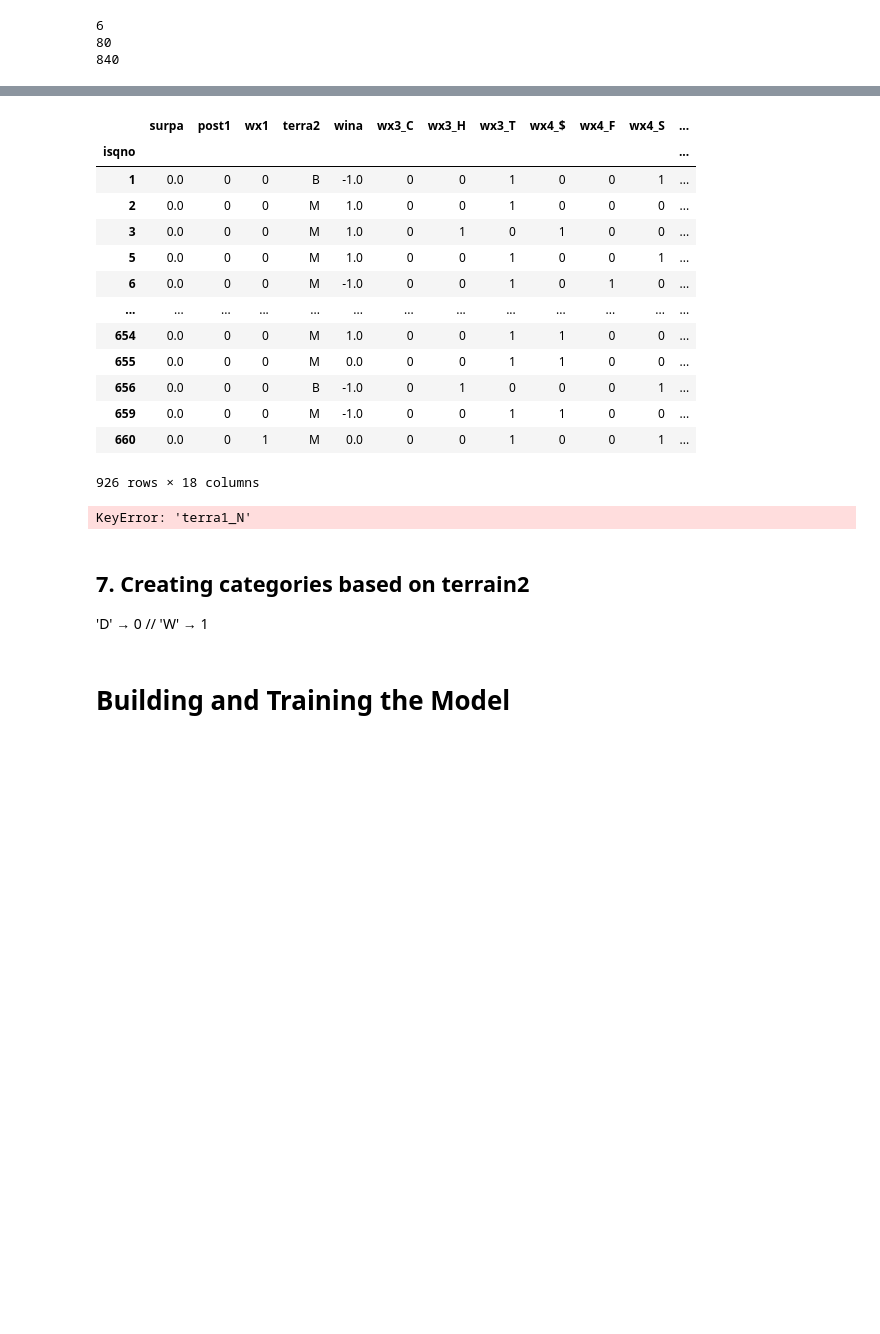
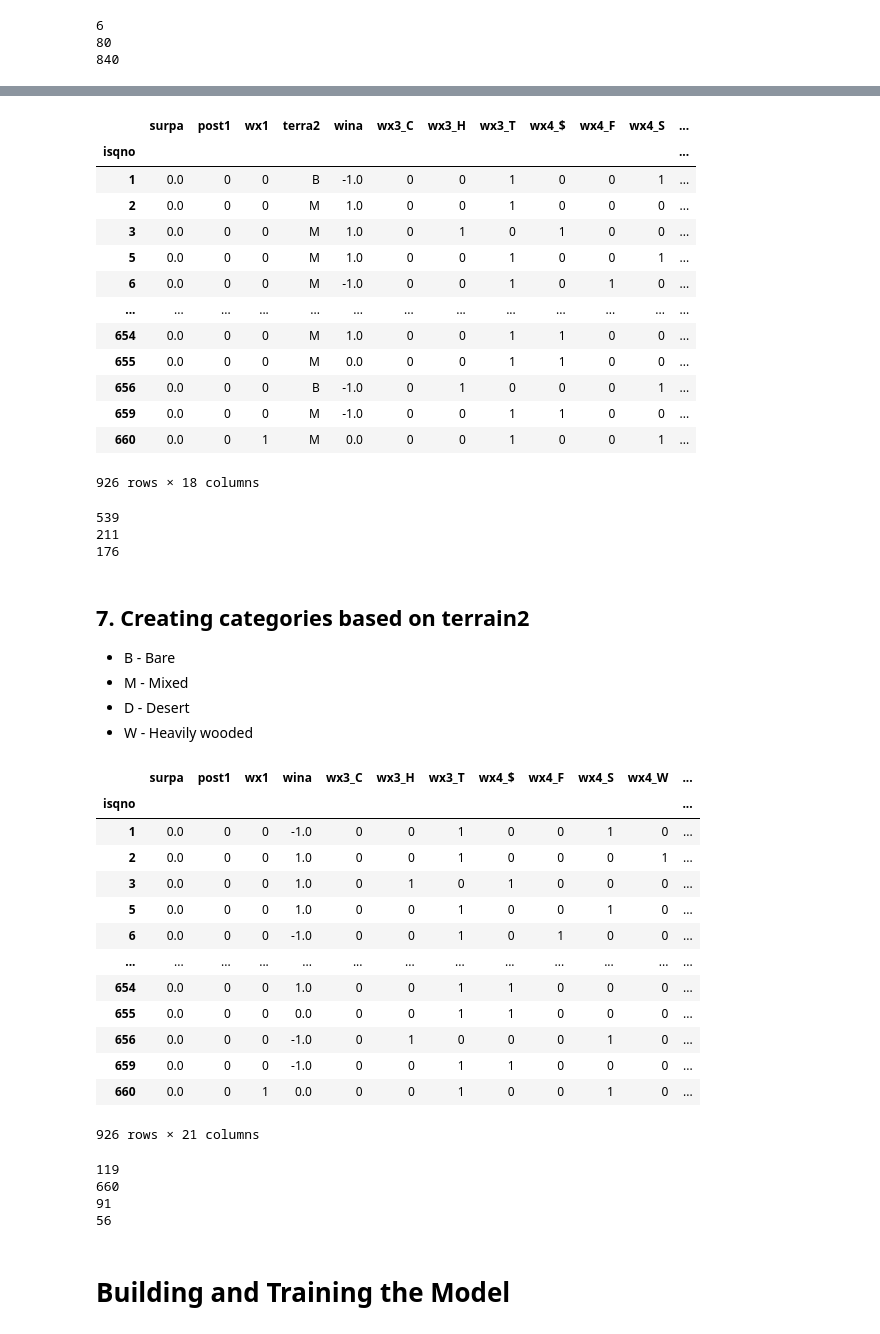
Before and after one commit to euihyeonmoon/Moonslab, a Jupyter notebook: victory-prediction.ipynb, the cells around one changed output, grey strips where cells are left out. Cells and saved outputs as stored; diff of their text form; code cells hidden in the pictures; blank space fills up the shorter version.

```diff
--- a/victory-prediction.ipynb
+++ b/victory-prediction.ipynb
@@ -759,8 +755,6 @@ print(df_combined['wx5_T'].sum())
 #creating function for creating categories based on the cabin of passengers
 def check_terra1():
     global df_combined
-    #replacing 0 into 'N'
-    df_combined['terra1'].replace(0, 'N')
     df_combined['terra1'] = df_combined['terra1'].map(lambda ca: ca[0])
     #dummy encoding
     terra1_dummies = pd.get_dummies(df_combined['terra1'], prefix='terra1')
@@ -770,7 +764,6 @@ def check_terra1():
 # %%
 df_combined = check_terra1()
 display(df_combined)
-print(df_combined['terra1_N'].sum())
 print(df_combined['terra1_R'].sum())
 print(df_combined['terra1_G'].sum())
 print(df_combined['terra1_F'].sum())
@@ -789,10 +782,53 @@ print(df_combined['terra1_F'].sum())
 | 659 | 0.0 | 0 | 0 | M | -1.0 | 0 | 0 | 1 | 1 | 0 | 0 | ... |
 | 660 | 0.0 | 0 | 1 | M | 0.0 | 0 | 0 | 1 | 0 | 0 | 1 | ... |
 926 rows × 18 columns
-KeyError: 'terra1_N'
+539
+211
+176
 # %% [markdown]
 ## 7. Creating categories based on terrain2
 
-'D' → 0 // 'W' → 1
+* B - Bare
+* M - Mixed
+* D - Desert
+* W - Heavily wooded
+# %%
+#creating function for creating categories based on the cabin of passengers
+def check_terra2():
+    global df_combined
+
+
+    df_combined['terra2'] = df_combined['terra2'].map(lambda ca: ca[0])
+    #dummy encoding
+    terra2_dummies = pd.get_dummies(df_combined['terra2'], prefix='terra2')
+    df_combined = pd.concat([df_combined, terra2_dummies], axis=1)
+    df_combined.drop('terra2', inplace=True, axis=1)
+    return df_combined
+# %%
+df_combined = check_terra2()
+display(df_combined)
+print(df_combined['terra2_B'].sum())
+print(df_combined['terra2_M'].sum())
+print(df_combined['terra2_D'].sum())
+print(df_combined['terra2_W'].sum())
+# %% [output]
+|  | surpa | post1 | wx1 | wina | wx3_C | wx3_H | wx3_T | wx4_$ | wx4_F | wx4_S | wx4_W | ... |
+| isqno |  |  |  |  |  |  |  |  |  |  |  | ... |
+| 1 | 0.0 | 0 | 0 | -1.0 | 0 | 0 | 1 | 0 | 0 | 1 | 0 | ... |
+| 2 | 0.0 | 0 | 0 | 1.0 | 0 | 0 | 1 | 0 | 0 | 0 | 1 | ... |
+| 3 | 0.0 | 0 | 0 | 1.0 | 0 | 1 | 0 | 1 | 0 | 0 | 0 | ... |
+| 5 | 0.0 | 0 | 0 | 1.0 | 0 | 0 | 1 | 0 | 0 | 1 | 0 | ... |
+| 6 | 0.0 | 0 | 0 | -1.0 | 0 | 0 | 1 | 0 | 1 | 0 | 0 | ... |
+| ... | ... | ... | ... | ... | ... | ... | ... | ... | ... | ... | ... | ... |
+| 654 | 0.0 | 0 | 0 | 1.0 | 0 | 0 | 1 | 1 | 0 | 0 | 0 | ... |
+| 655 | 0.0 | 0 | 0 | 0.0 | 0 | 0 | 1 | 1 | 0 | 0 | 0 | ... |
+| 656 | 0.0 | 0 | 0 | -1.0 | 0 | 1 | 0 | 0 | 0 | 1 | 0 | ... |
+| 659 | 0.0 | 0 | 0 | -1.0 | 0 | 0 | 1 | 1 | 0 | 0 | 0 | ... |
+| 660 | 0.0 | 0 | 1 | 0.0 | 0 | 0 | 1 | 0 | 0 | 1 | 0 | ... |
+926 rows × 21 columns
+119
+660
+91
+56
 # %% [markdown]
 # **Building and Training the Model**
```
Also changed, not shown: parts of 19 cells of this notebook.
